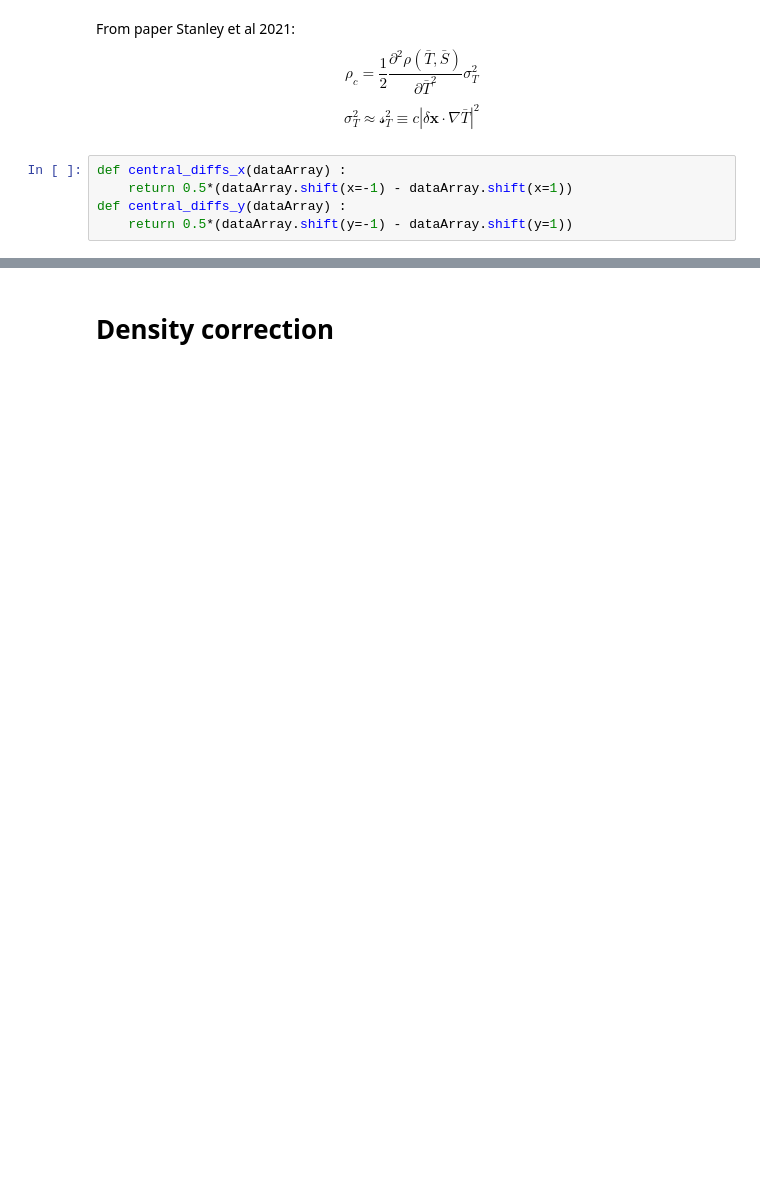
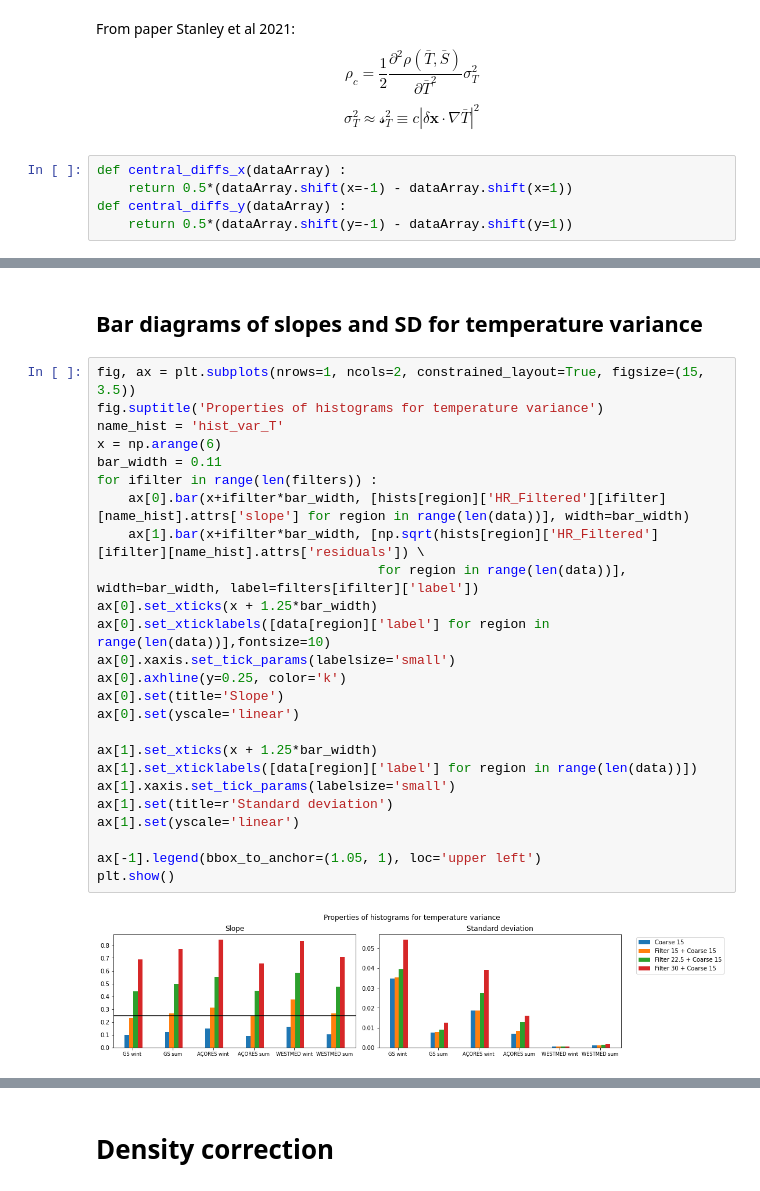
Before and after one commit to anastasiaGor/oceanDataNotebooks, a Jupyter notebook: gcm_filter/filter_compare.ipynb, the cells around one changed output, grey strips where cells are left out. Saved outputs shown, nothing was run; the diff lists cells and outputs as text; blank space fills up the shorter version.

```diff
--- a/gcm_filter/filter_compare.ipynb
+++ b/gcm_filter/filter_compare.ipynb
@@ -558,0 +580,29 @@ plt.show()
+# %% [markdown]
+## Bar diagrams of slopes and SD for temperature variance
+# %%
+fig, ax = plt.subplots(nrows=1, ncols=2, constrained_layout=True, figsize=(15, 3.5))
+fig.suptitle('Properties of histograms for temperature variance')
+name_hist = 'hist_var_T'
+x = np.arange(6)
+bar_width = 0.11
+for ifilter in range(len(filters)) :
+    ax[0].bar(x+ifilter*bar_width, [hists[region]['HR_Filtered'][ifilter][name_hist].attrs['slope'] for region in range(len(data))], width=bar_width)
+    ax[1].bar(x+ifilter*bar_width, [np.sqrt(hists[region]['HR_Filtered'][ifilter][name_hist].attrs['residuals']) \
+                                    for region in range(len(data))], width=bar_width, label=filters[ifilter]['label'])
+ax[0].set_xticks(x + 1.25*bar_width)
+ax[0].set_xticklabels([data[region]['label'] for region in range(len(data))],fontsize=10)
+ax[0].xaxis.set_tick_params(labelsize='small')
+ax[0].axhline(y=0.25, color='k')
+ax[0].set(title='Slope')
+ax[0].set(yscale='linear')
+
+ax[1].set_xticks(x + 1.25*bar_width)
+ax[1].set_xticklabels([data[region]['label'] for region in range(len(data))])
+ax[1].xaxis.set_tick_params(labelsize='small')
+ax[1].set(title=r'Standard deviation')
+ax[1].set(yscale='linear')
+
+ax[-1].legend(bbox_to_anchor=(1.05, 1), loc='upper left')
+plt.show()
+# %% [output]
+[figure, added]
```
Also changed, not shown: parts of 36 cells of this notebook.
